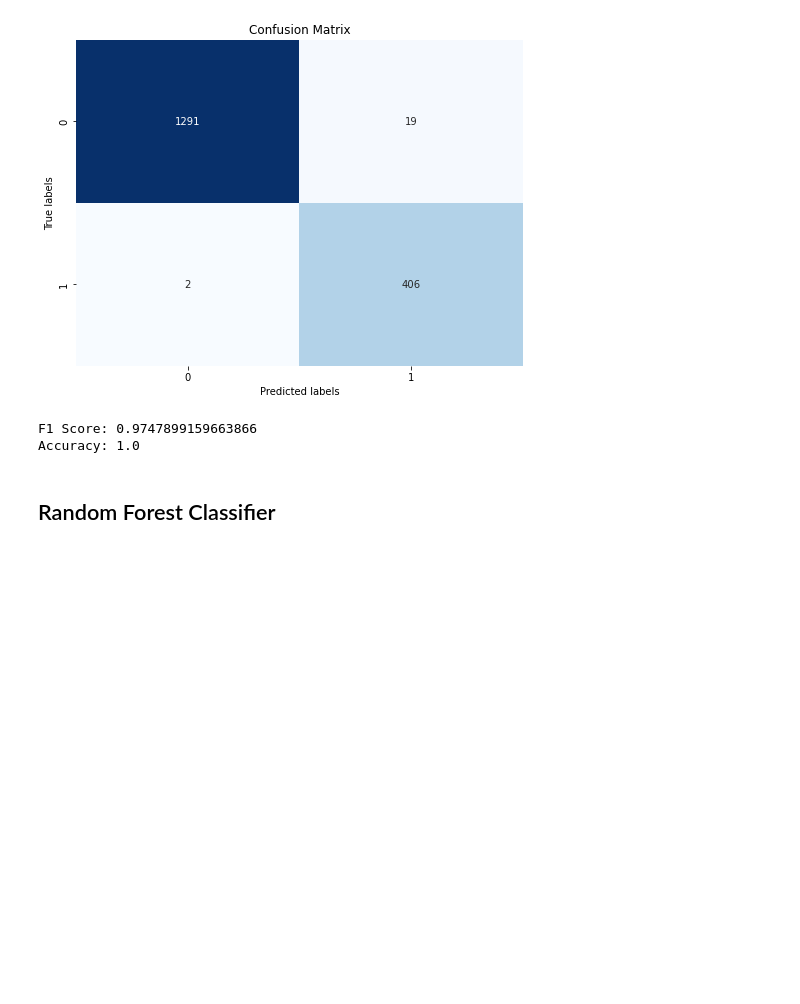
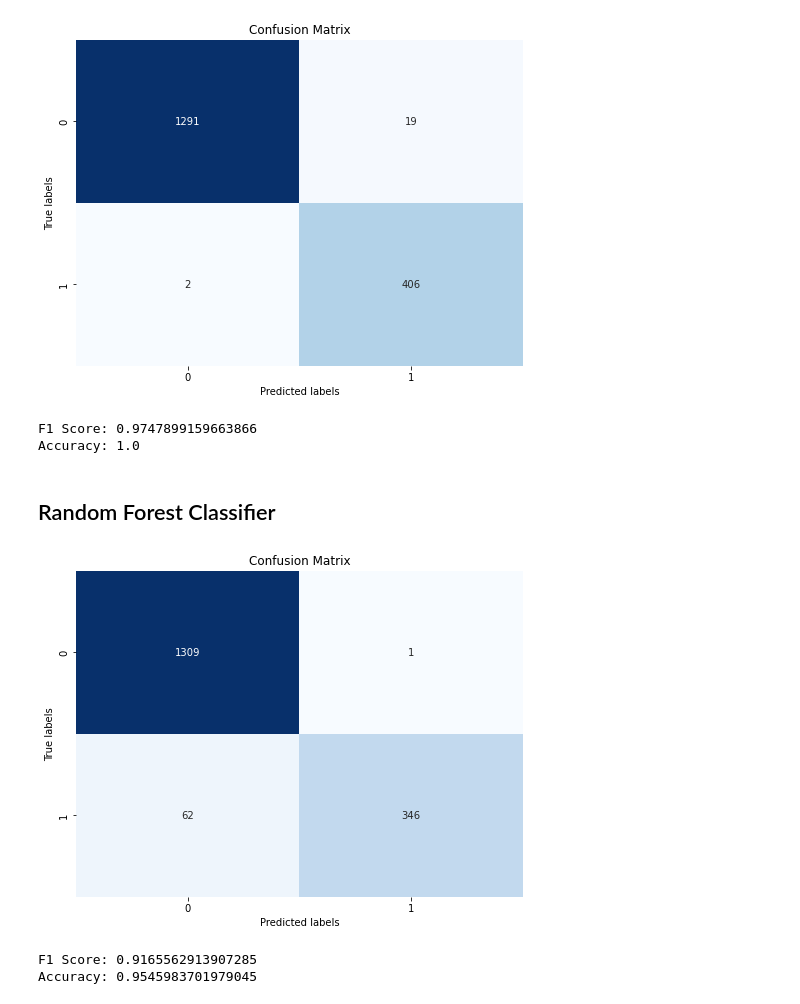
Before and after one commit to saulTejeda117/Smart-Inbox, a Jupyter notebook: Smart Inbox Notebook.ipynb, the cells around one changed output. Cells and saved outputs as stored; diff of their text form; code cells hidden in the pictures; blank space fills up the shorter version.

```diff
--- a/Smart Inbox Notebook.ipynb
+++ b/Smart Inbox Notebook.ipynb
@@ -150,3 +150,31 @@ F1 Score: 0.9747899159663866
 Accuracy: 1.0
 # %% [markdown]
 ## Random Forest Classifier
+# %%
+clf = RandomForestClassifier()
+clf.fit(xtrain_vectorized, ytrain)
+y_pred_clf = clf.predict(xtest_vectorized)
+# %%
+cm = confusion_matrix(ytest, y_pred_clf)
+
+# Plot the confusion matrix
+plt.figure(figsize=(8, 6))
+sns.heatmap(cm, annot=True, cmap='Blues', fmt='g', cbar=False)
+plt.xlabel('Predicted labels')
+plt.ylabel('True labels')
+plt.title('Confusion Matrix')
+plt.show()
+# %% [output]
+[figure, added]
+# %%
+# Predict the labels for the test data
+val_accuracy = logistic_regression.score(xtest_vectorized, y_pred_clf)
+
+# Calculate the F1 score
+f1 = f1_score(ytest, y_pred_clf)
+
+print("F1 Score:", f1)
+print("Accuracy:", val_accuracy)
+# %% [output]
+F1 Score: 0.9165562913907285
+Accuracy: 0.9545983701979045
```
